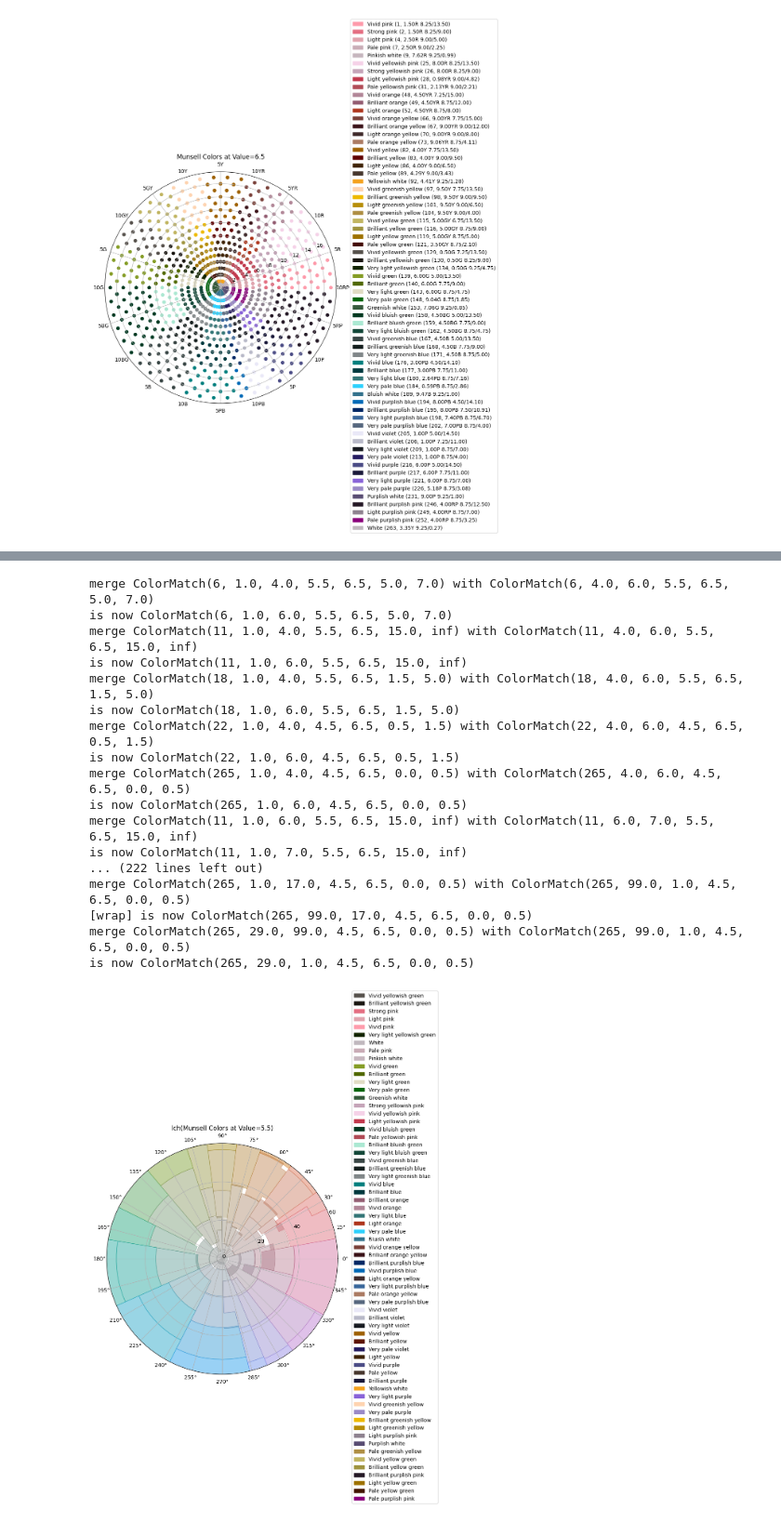
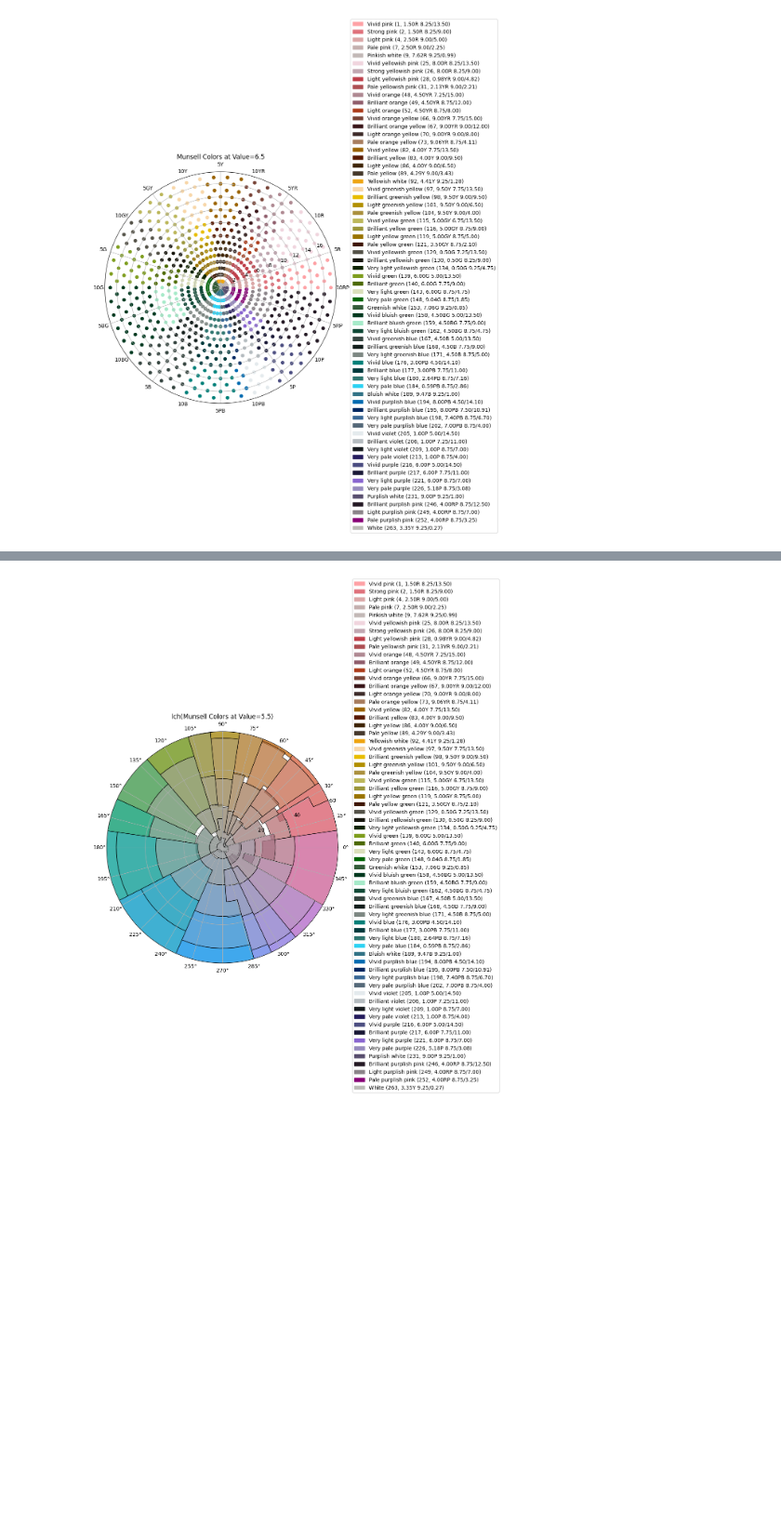
Before and after one commit to bstreiff/iscc-nbs-colors, a Jupyter notebook: notebooks/ISCC_NBS_renotations.ipynb, the cells around one changed output, grey strips where cells are left out. Shown at 93% size. Saved outputs shown, nothing was run; the diff lists cells and outputs as text; code cells hidden in the pictures; blank space fills up the shorter version.

```diff
--- a/notebooks/ISCC_NBS_renotations.ipynb
+++ b/notebooks/ISCC_NBS_renotations.ipynb
@@ -213,7 +211,8 @@ def add_background_polygons(plt, blocks, xfrm_func, color_func):
         plt.fill(
             x, y,
             color=color_func(hue, chroma),
-            alpha=0.4
+            ec='#000000',
+            alpha=0.75
         )
 
 add_background_polygons(
@@ -229,8 +228,10 @@ plt.show()
 # %%
 # Let's do two things
 
-from ISCC_NBS_renotations import hue_point_average
-from colordb import ColorMatch
+from ISCC_NBS_renotations import hue_point_average, merge_blocks_at_value, point_to_hue_and_code
+from ISCC_NBS_renotations import ColorMatch, munsell_to_lch
+
+from munsell import munsell_specification_to_munsell_colour
 
 VALUE = 5.5
 
@@ -245,7 +246,7 @@ def get_average_lab_hue_for_munsell_hue_point(hp, value):
     huey = 0.0
     samples = 0
     for c in np.arange(1.0, 16.0, 0.5):
-        lch = lch_for_hue_point(hp, v, c)
+        lch = lch_for_hue_point(hp, value, c)
         huex += math.cos(np.deg2rad(lch[2]))
         huey += math.sin(np.deg2rad(lch[2]))
         samples += 1
@@ -290,86 +291,35 @@ def munsell_block_to_lch_block(remap_table, b, value):
                       value_begin=lch_begin[0], value_end=lch_end[0],
                       chroma_begin=lch_begin[1], chroma_end=lch_end[1])
 
 def bg_xfrm_func(h, c):
     return (h * math.pi / 50.0, c)
 
 def bg_color_func(h, c):
     lch = (VALUE * 10, c, h * 360.0 / 100.0)
     Lab = colour.LCHab_to_Lab(lch)
     XYZ = colour.Lab_to_XYZ(Lab)
     sRGB = colour.XYZ_to_sRGB(XYZ)
     return colour.notation.RGB_to_HEX(sRGB)
 
-def same_chroma(a, b):
-    return ((a.chroma_begin == b.chroma_begin) and
-            (a.chroma_end == b.chroma_end or
-             math.isinf(a.chroma_end) and math.isinf(b.chroma_end)))
-
-def combine_blocks_by_hue(block_list):
-    new_block_list = []
-    for block in block_list:
-        add_this_block = True
-        for existing_block in new_block_list:
-
-            # merge with matching ids and matching chroma
-            # we don't need to match by values because we've already pulled that out
-            #    existing_block.value_begin == block.value_begin and
-            #    existing_block.value_end == block.value_end and
-
-            if (existing_block.id == block.id and same_chroma(existing_block, block)):
-                if (existing_block.hue_end == block.hue_begin):
-                    print("merge {} with {}".format(existing_block, block))
-                    existing_block.hue_end = block.hue_end
-                    print("is now {}".format(existing_block))
-                    add_this_block = False
-                elif (existing_block.hue_begin == block.hue_end):
-                    print("merge {} with {}".format(existing_block, block))
-                    existing_block.hue_begin = block.hue_begin
-                    print("[wrap] is now {}".format(existing_block))
-                    add_this_block = False
-
-        if add_this_block:
-            new_block_list.append(block.copy())
-
-    return new_block_list
-
-blocks_for_value = [b for b in filter(lambda m: m.value_begin <= VALUE and VALUE < m.value_end, colordb.get_color_ranges())]
-blocks_for_value = combine_blocks_by_hue(blocks_for_value)
+blocks_for_value = merge_blocks_at_value(colordb.get_color_ranges(), VALUE)
 remap_table = get_hue_remap_table_for_value(VALUE)
 new_blocks = [munsell_block_to_lch_block(remap_table, b, VALUE) for b in blocks_for_value]
 
 fig = plt.figure(figsize=[8.0, 8.0])
 ax = fig.add_subplot(projection='polar')
 ax.set_xticks(np.arange(0, 2*np.pi, np.pi/ (360.0 / 30.0) ))
 #ax.set_xticks(xtick_minor_ticks, labels=xtick_minor_labels, minor=True)
 ax.set_yticks(np.arange(0, 140.0, 20.0))
 ax.set_title("lch(Munsell Colors at Value={})".format(VALUE))
 ax.set_ylim(0, 60)
 angle = np.deg2rad(0)
 ax.legend(handles=color_patches, loc="center left", bbox_to_anchor=(.55 + np.cos(angle)/2, .55 + np.sin(angle)/2))
 
 add_background_polygons(plt, new_blocks, bg_xfrm_func, bg_color_func)
 
 plt.show()
 # %% [output]
-merge ColorMatch(6, 1.0, 4.0, 5.5, 6.5, 5.0, 7.0) with ColorMatch(6, 4.0, 6.0, 5.5, 6.5, 5.0, 7.0)
-is now ColorMatch(6, 1.0, 6.0, 5.5, 6.5, 5.0, 7.0)
-merge ColorMatch(11, 1.0, 4.0, 5.5, 6.5, 15.0, inf) with ColorMatch(11, 4.0, 6.0, 5.5, 6.5, 15.0, inf)
-is now ColorMatch(11, 1.0, 6.0, 5.5, 6.5, 15.0, inf)
-merge ColorMatch(18, 1.0, 4.0, 5.5, 6.5, 1.5, 5.0) with ColorMatch(18, 4.0, 6.0, 5.5, 6.5, 1.5, 5.0)
-is now ColorMatch(18, 1.0, 6.0, 5.5, 6.5, 1.5, 5.0)
-merge ColorMatch(22, 1.0, 4.0, 4.5, 6.5, 0.5, 1.5) with ColorMatch(22, 4.0, 6.0, 4.5, 6.5, 0.5, 1.5)
-is now ColorMatch(22, 1.0, 6.0, 4.5, 6.5, 0.5, 1.5)
-merge ColorMatch(265, 1.0, 4.0, 4.5, 6.5, 0.0, 0.5) with ColorMatch(265, 4.0, 6.0, 4.5, 6.5, 0.0, 0.5)
-is now ColorMatch(265, 1.0, 6.0, 4.5, 6.5, 0.0, 0.5)
-merge ColorMatch(11, 1.0, 6.0, 5.5, 6.5, 15.0, inf) with ColorMatch(11, 6.0, 7.0, 5.5, 6.5, 15.0, inf)
-is now ColorMatch(11, 1.0, 7.0, 5.5, 6.5, 15.0, inf)
-... (222 lines left out)
-merge ColorMatch(265, 1.0, 17.0, 4.5, 6.5, 0.0, 0.5) with ColorMatch(265, 99.0, 1.0, 4.5, 6.5, 0.0, 0.5)
-[wrap] is now ColorMatch(265, 99.0, 17.0, 4.5, 6.5, 0.0, 0.5)
-merge ColorMatch(265, 29.0, 99.0, 4.5, 6.5, 0.0, 0.5) with ColorMatch(265, 99.0, 1.0, 4.5, 6.5, 0.0, 0.5)
-is now ColorMatch(265, 29.0, 1.0, 4.5, 6.5, 0.0, 0.5)
-[figure, old version]
+[figure, new version]
 # %%
 # First, we want to take the hue boundaries
 
```
Also changed, not shown: parts of 6 cells of this notebook, 2 other files.
